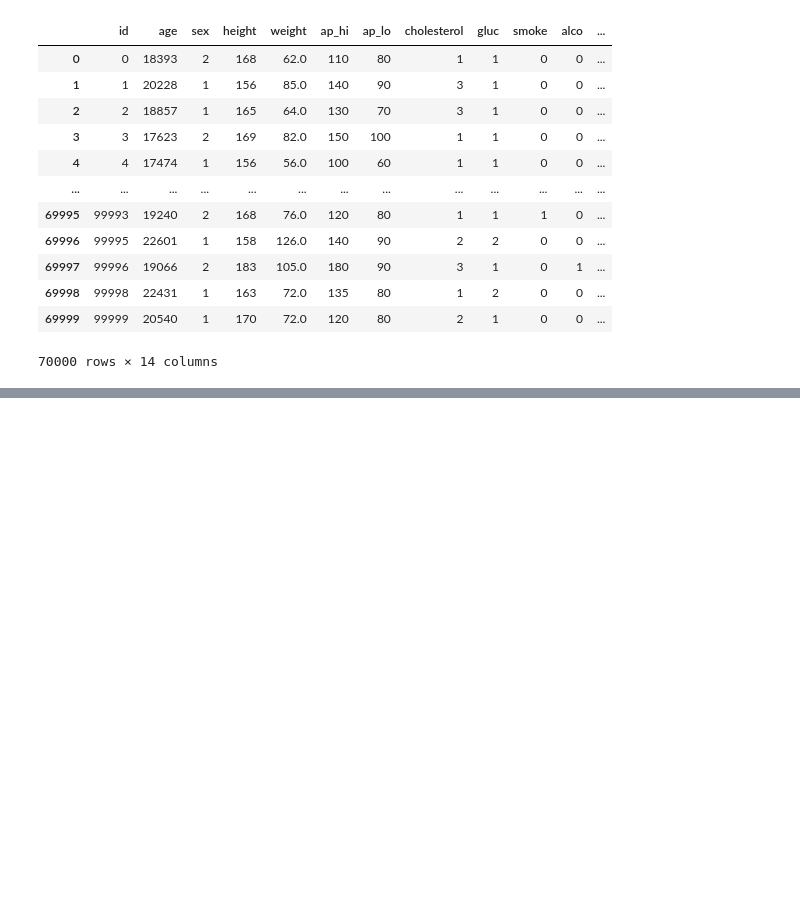
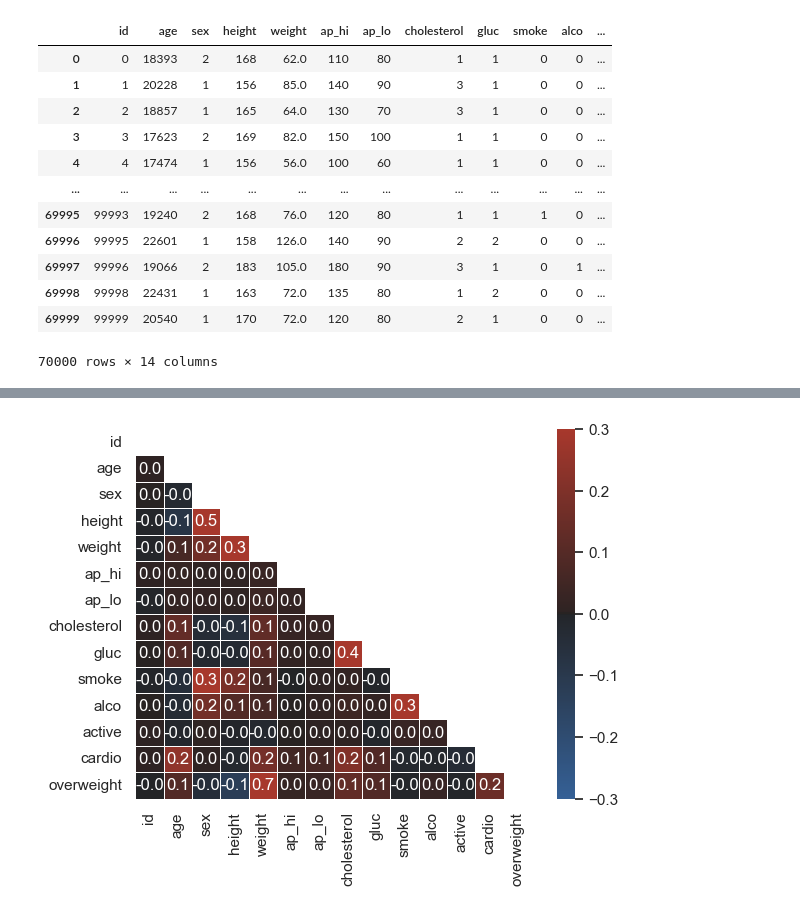
Before and after one commit to JuanFuenza/Proyectos-Certificado-Analisis-de-Datos-FreeCodeCamp, a Jupyter notebook: Visualizador_de_datos_médicos/medical_data_visualizer.ipynb, the cells around one changed output, grey strips where cells are left out. Saved outputs shown, nothing was run; the diff lists cells and outputs as text; code cells hidden in the pictures; blank space fills up the shorter version.

```diff
--- a/Visualizador_de_datos_médicos/medical_data_visualizer.ipynb
+++ b/Visualizador_de_datos_médicos/medical_data_visualizer.ipynb
@@ -125,0 +77,7 @@ melt.groupby(["cardio", "variable", "value"]).size().to_frame("total").reset_ind
+# %%
+df_heat = df[(df['ap_lo'] <= df['ap_hi'])]
+df_heat = df[df['height'] >= df['height'].quantile(0.025)]
+df_heat = df[df['height'] <= df['height'].quantile(0.975)]
+df_heat = df[df['weight'] >= df['weight'].quantile(0.025)]
+df_heat = df[df['weight'] <= df['weight'].quantile(0.975)]
+df_heat
@@ -125,0 +106,6 @@ melt.groupby(["cardio", "variable", "value"]).size().to_frame("total").reset_ind
+# %%
+cmap = sns.diverging_palette(250, 15, s=75, l=40, n=9, center="dark", as_cmap=True)
+heat = sns.heatmap(corr, mask=mask, linewidths=.5, annot=True, cmap=cmap, vmin=-0.3, vmax=0.3, fmt='.1f')
+fig = heat.get_figure()
+# %% [output]
+[figure, added]
```
Also changed, not shown: parts of 7 cells of this notebook, 3 other files.
